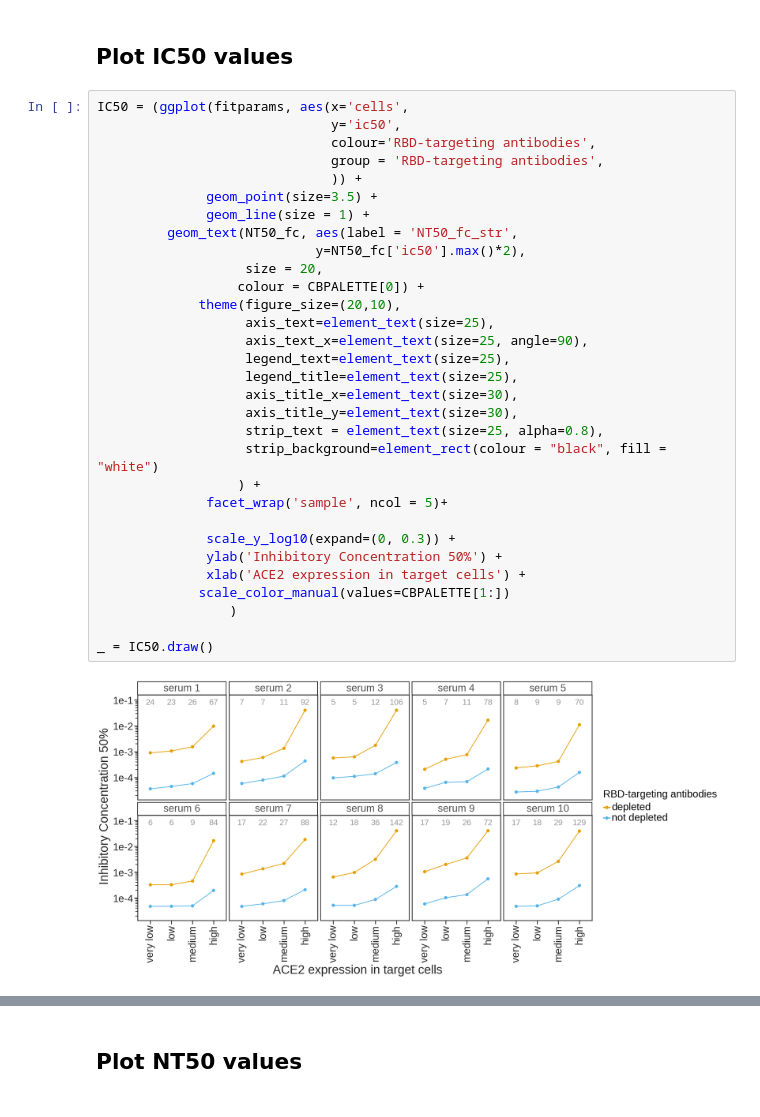
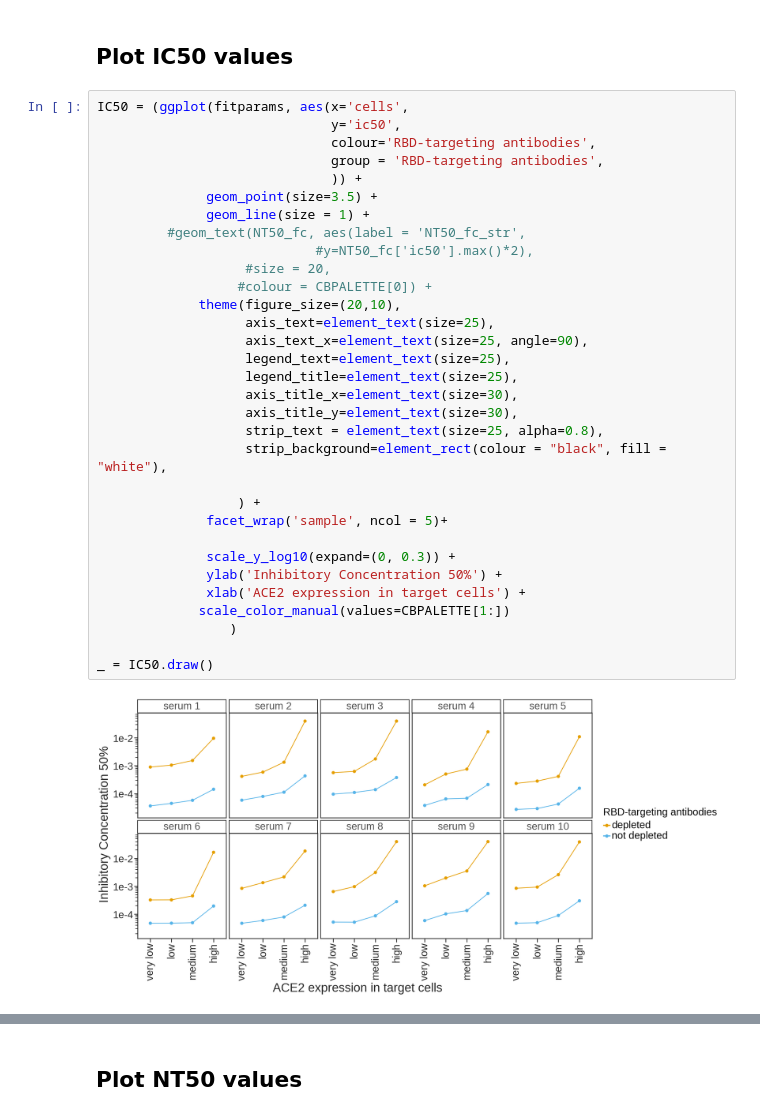
Before and after one commit to jbloomlab/Ace2_expression_neuts, a Jupyter notebook: virus_neutralization.ipynb, the cells around one changed output, grey strips where cells are left out. Cells and saved outputs as stored; diff of their text form.

```diff
--- a/virus_neutralization.ipynb
+++ b/virus_neutralization.ipynb
@@ -126,36 +126,37 @@ NT50_fc = fitparams.loc[fitparams['RBD-targeting antibodies'] == 'depleted']
 # %%
 IC50 = (ggplot(fitparams, aes(x='cells',
                               y='ic50',
                               colour='RBD-targeting antibodies',
                               group = 'RBD-targeting antibodies',
                               )) +
               geom_point(size=3.5) +
               geom_line(size = 1) +
-         geom_text(NT50_fc, aes(label = 'NT50_fc_str',
-                            y=NT50_fc['ic50'].max()*2),
-                   size = 20,
-                  colour = CBPALETTE[0]) +
+         #geom_text(NT50_fc, aes(label = 'NT50_fc_str',
+                            #y=NT50_fc['ic50'].max()*2),
+                   #size = 20,
+                  #colour = CBPALETTE[0]) +
              theme(figure_size=(20,10),
                    axis_text=element_text(size=25),
                    axis_text_x=element_text(size=25, angle=90),
                    legend_text=element_text(size=25),
                    legend_title=element_text(size=25),
                    axis_title_x=element_text(size=30),
                    axis_title_y=element_text(size=30),
                    strip_text = element_text(size=25, alpha=0.8),
-                   strip_background=element_rect(colour = "black", fill = "white")
+                   strip_background=element_rect(colour = "black", fill = "white"),
+
                   ) +
               facet_wrap('sample', ncol = 5)+
 
               scale_y_log10(expand=(0, 0.3)) +
               ylab('Inhibitory Concentration 50%') +
               xlab('ACE2 expression in target cells') +
              scale_color_manual(values=CBPALETTE[1:])
                  )
 
 _ = IC50.draw()
 # %% [output]
-[figure, old version]
+[figure, new version]
 # %%
 NT50_foldchange = (
               ggplot(fitparams, aes(x='cells',
```
Also changed, not shown: parts of 3 cells of this notebook, 10 other files.
